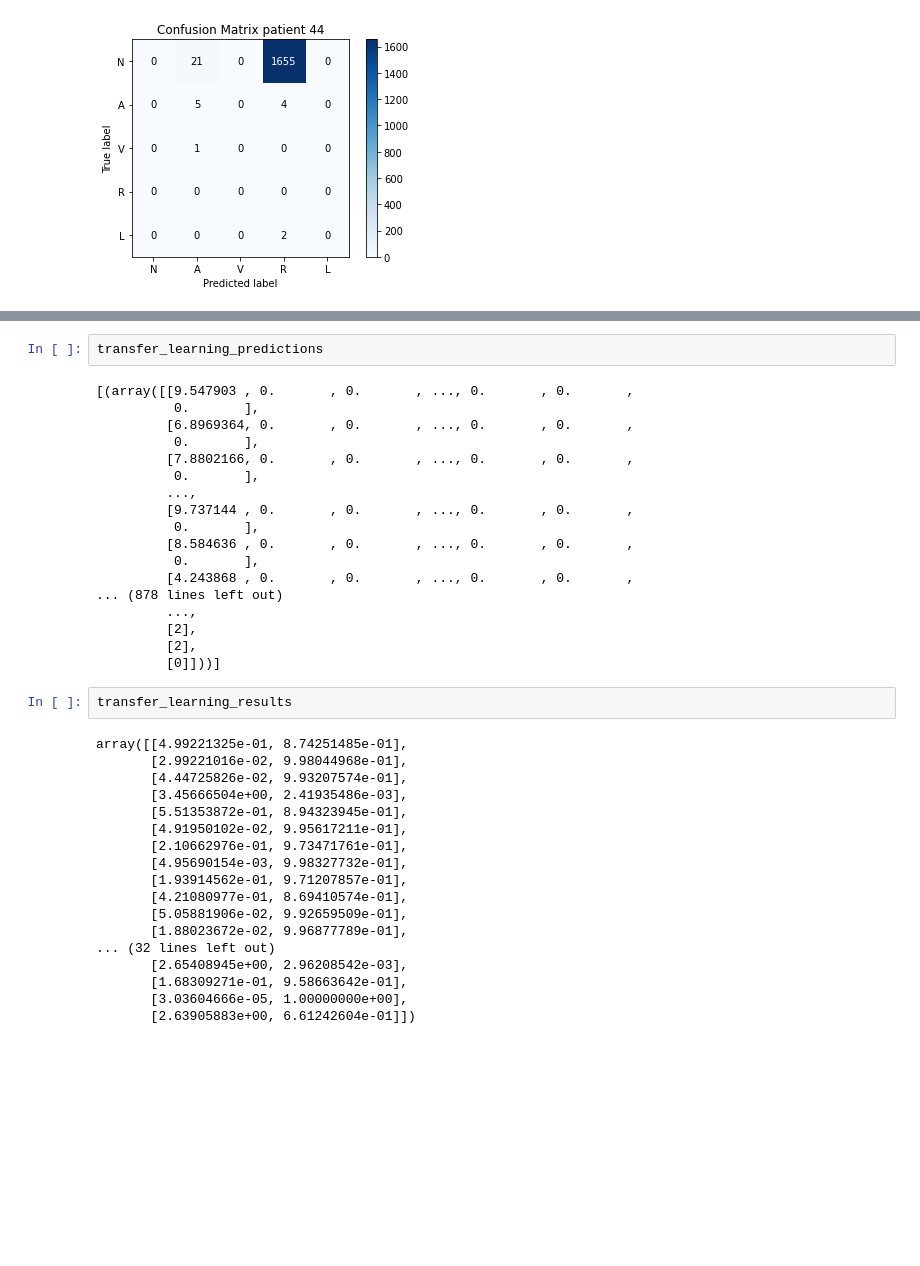
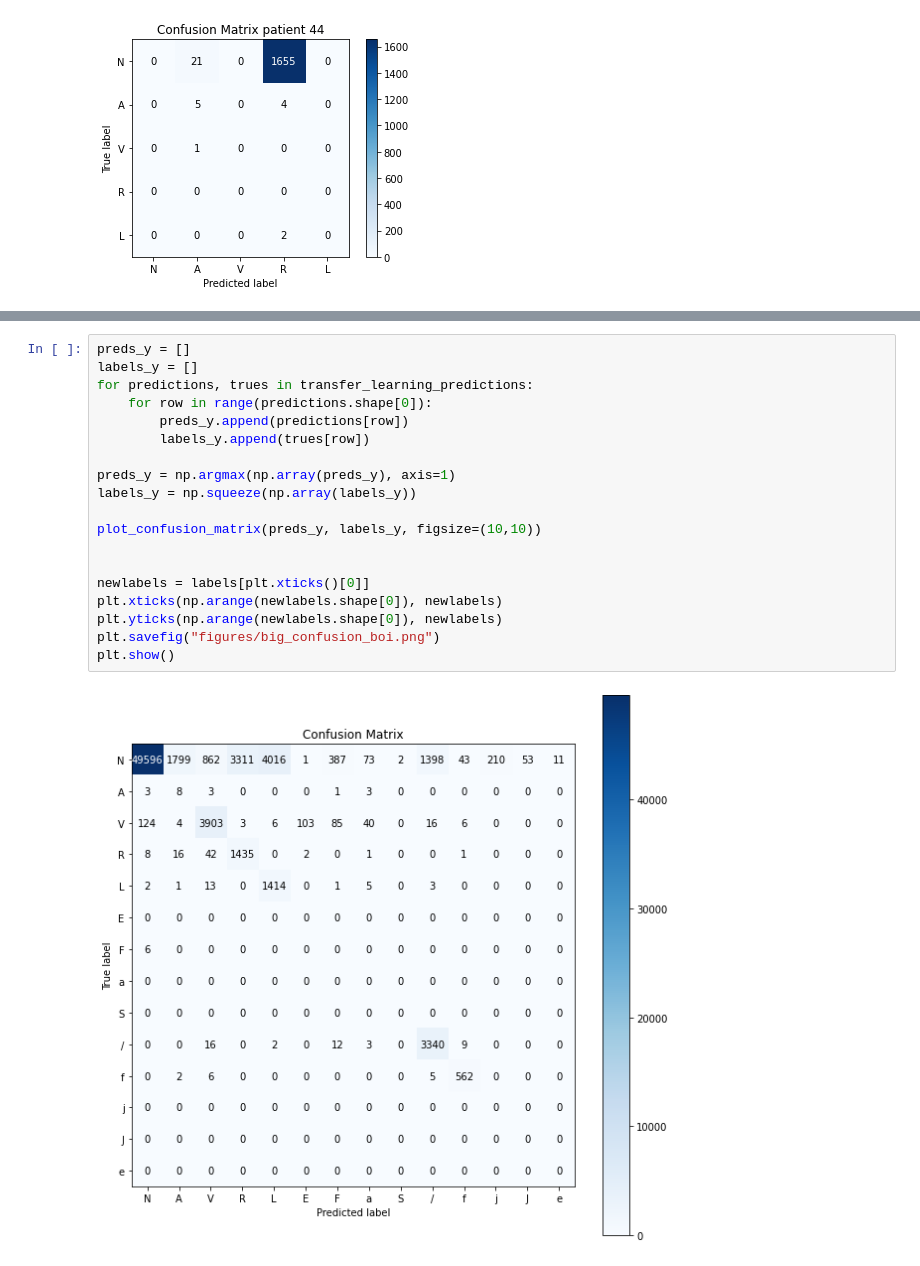
Before and after one commit to GeorgGroenendaal/Heartbeat-CNN, a Jupyter notebook: notebooks/results.ipynb, the cells around one changed output, grey strips where cells are left out. Drawn from its saved outputs; the diff is of its cells as text; blank space fills up the shorter version.

Commit message:
Add big confusion matrix

```diff
--- a/notebooks/results.ipynb
+++ b/notebooks/results.ipynb
@@ -94,40 +74,21 @@ normal_learning_predictions
-# %%
-transfer_learning_predictions
-# %% [output]
-[(array([[9.547903 , 0.       , 0.       , ..., 0.       , 0.       ,
-          0.       ],
-         [6.8969364, 0.       , 0.       , ..., 0.       , 0.       ,
-          0.       ],
-         [7.8802166, 0.       , 0.       , ..., 0.       , 0.       ,
-          0.       ],
-         ...,
-         [9.737144 , 0.       , 0.       , ..., 0.       , 0.       ,
-          0.       ],
-         [8.584636 , 0.       , 0.       , ..., 0.       , 0.       ,
-          0.       ],
-         [4.243868 , 0.       , 0.       , ..., 0.       , 0.       ,
-... (878 lines left out)
-         ...,
-         [2],
-         [2],
-         [0]]))]
-# %%
-transfer_learning_results
-# %% [output]
-array([[4.99221325e-01, 8.74251485e-01],
-       [2.99221016e-02, 9.98044968e-01],
-       [4.44725826e-02, 9.93207574e-01],
-       [3.45666504e+00, 2.41935486e-03],
-       [5.51353872e-01, 8.94323945e-01],
-       [4.91950102e-02, 9.95617211e-01],
-       [2.10662976e-01, 9.73471761e-01],
-       [4.95690154e-03, 9.98327732e-01],
-       [1.93914562e-01, 9.71207857e-01],
-       [4.21080977e-01, 8.69410574e-01],
-       [5.05881906e-02, 9.92659509e-01],
-       [1.88023672e-02, 9.96877789e-01],
-... (32 lines left out)
-       [2.65408945e+00, 2.96208542e-03],
-       [1.68309271e-01, 9.58663642e-01],
-       [3.03604666e-05, 1.00000000e+00],
-       [2.63905883e+00, 6.61242604e-01]])
+# %%
+preds_y = []
+labels_y = []
+for predictions, trues in transfer_learning_predictions:
+    for row in range(predictions.shape[0]):
+        preds_y.append(predictions[row])
+        labels_y.append(trues[row])
+
+preds_y = np.argmax(np.array(preds_y), axis=1)
+labels_y = np.squeeze(np.array(labels_y))
+
+plot_confusion_matrix(preds_y, labels_y, figsize=(10,10))
+
+
+newlabels = labels[plt.xticks()[0]]
+plt.xticks(np.arange(newlabels.shape[0]), newlabels)
+plt.yticks(np.arange(newlabels.shape[0]), newlabels)
+plt.savefig("figures/big_confusion_boi.png")
+plt.show()
+# %% [output]
+[figure, added]
```
Also changed, not shown: parts of 1 cell of this notebook, 1 other file.
